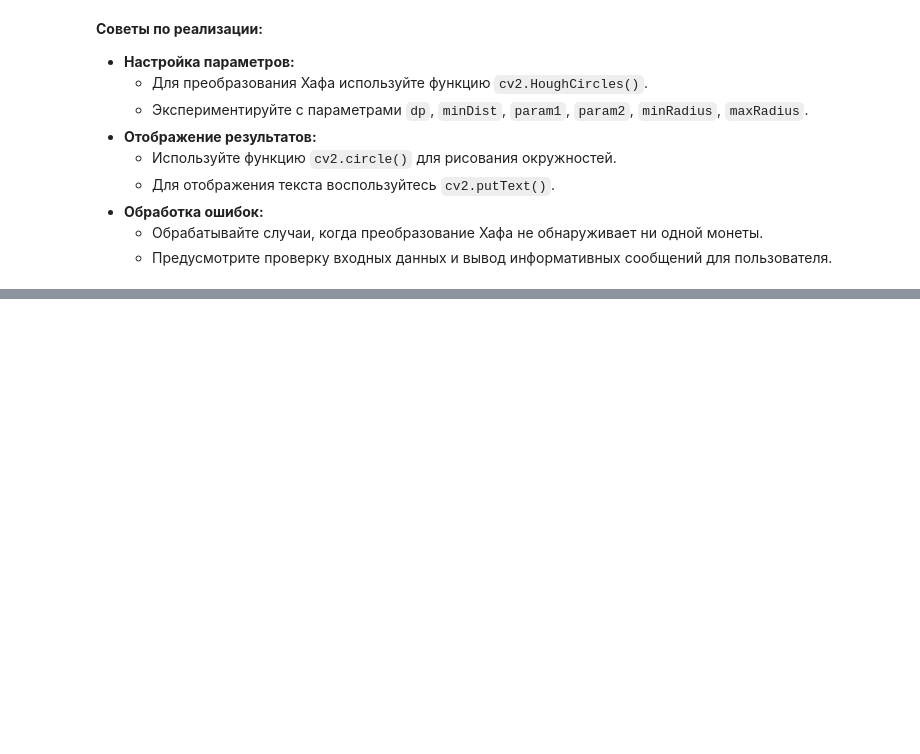
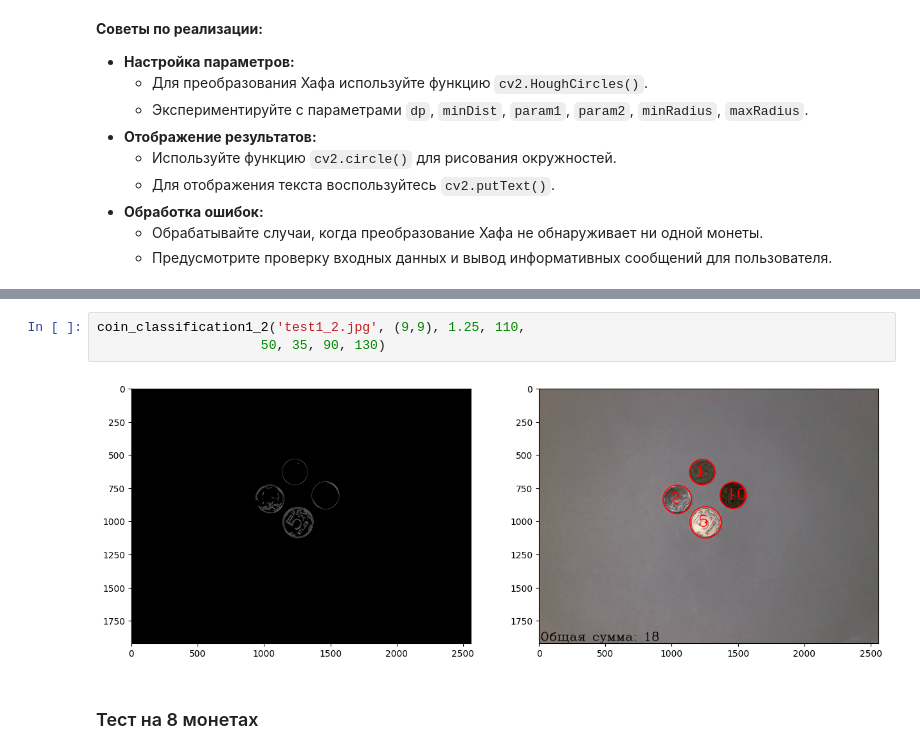
Before and after one commit to ilyak0n/image_processing, a Jupyter notebook: Проектная_работа_№1_Классификация_объектов_на_изображении.ipynb, the cells around one changed output, grey strips where cells are left out. Drawn from its saved outputs; the diff is of its cells as text; blank space fills up the shorter version.

```diff
--- a/Проектная_работа_№1_Классификация_объектов_на_изображении.ipynb
+++ b/Проектная_работа_№1_Классификация_объектов_на_изображении.ipynb
@@ -352,0 +254,7 @@ coin_classification3('test3.jpg', (9,9), 1.1, 130,
+# %%
+coin_classification1_2('test1_2.jpg', (9,9), 1.25, 110,
+                     50, 35, 90, 130)
+# %% [output]
+[figure, added]
+# %% [markdown]
+### Тест на 8 монетах
```
Also changed, not shown: parts of 26 cells of this notebook.
